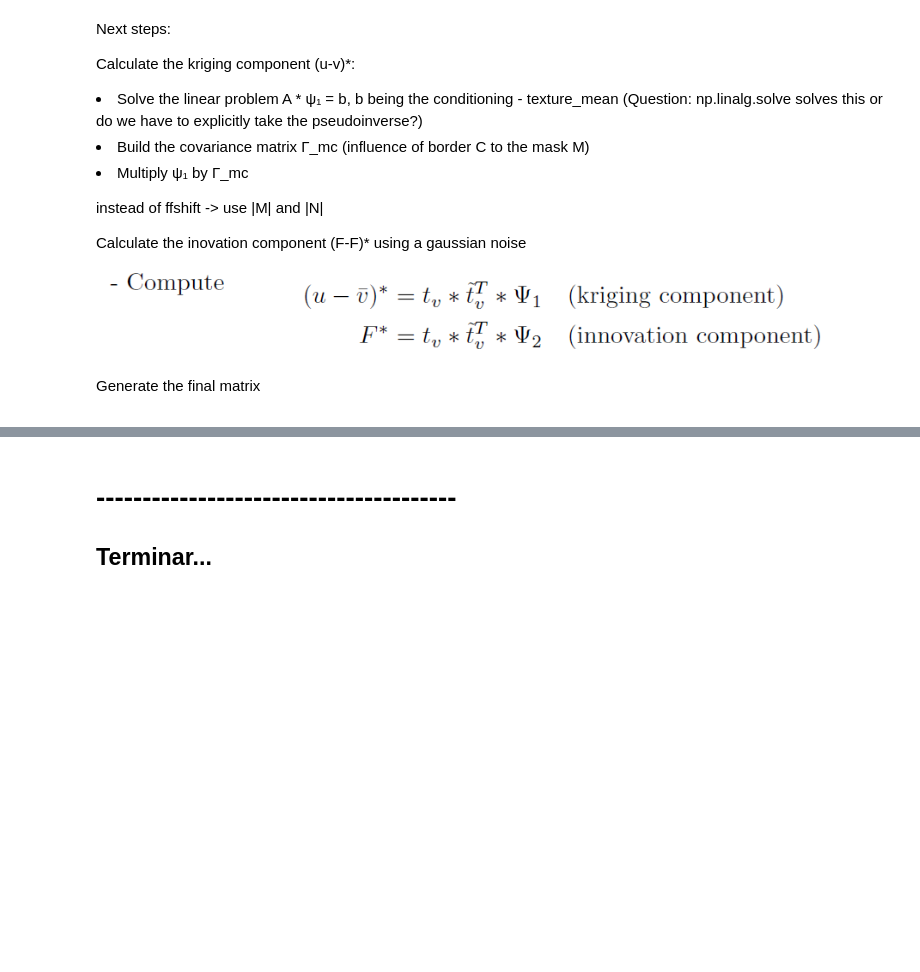
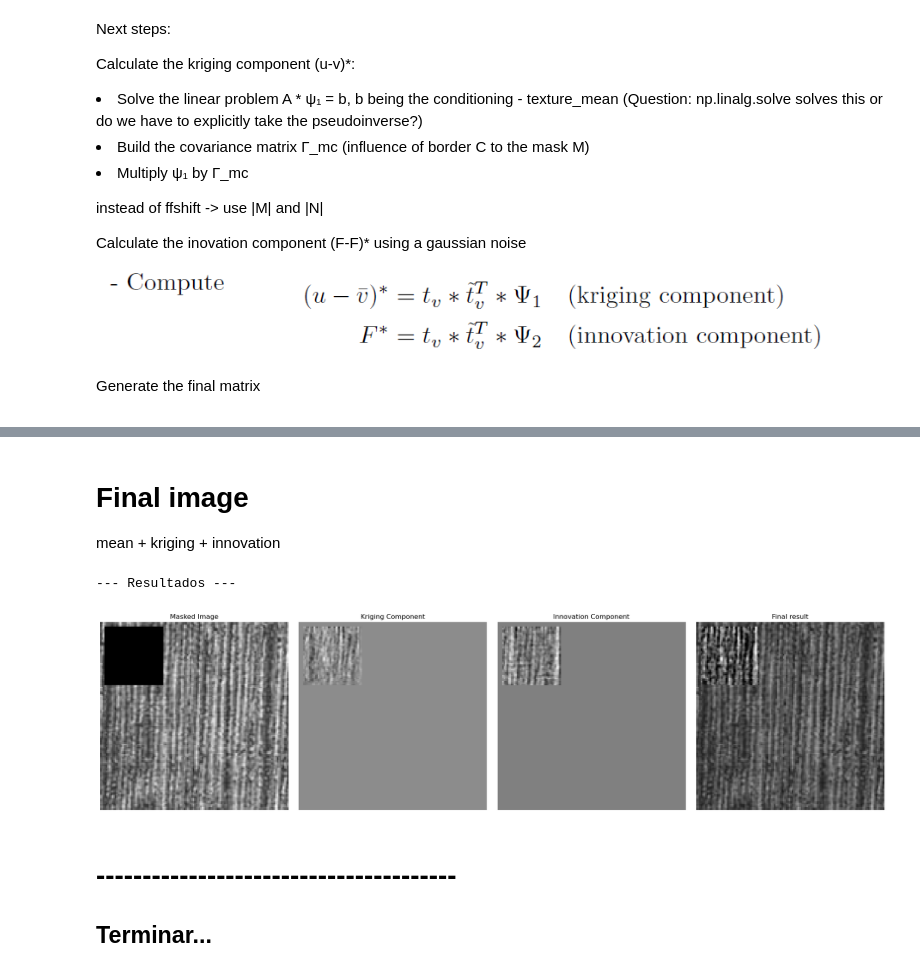
Before and after one commit to guilhermeRaibolt/gaussian-impainting, a Jupyter notebook: gaussian_sampling.ipynb, the cells around one changed output, grey strips where cells are left out. Drawn from its saved outputs; the diff is of its cells as text; code cells hidden in the pictures; blank space fills up the shorter version.

```diff
--- a/gaussian_sampling.ipynb
+++ b/gaussian_sampling.ipynb
@@ -240,3 +303,37 @@ array([[-18.649809 +0.0000000e+00j, -22.564766 +0.0000000e+00j,
+# %% [markdown]
+# Final image
+
+mean + kriging + innovation
+# %%
+inpainted_region = texture_mean + kriging_component_matrix + innovation_component_matrix
+
+final_image = np.where(mask, inpainted_region, image_gray)
+final_image = np.clip(final_image, 0, 255).astype(np.uint8)
+
+print("\n--- Resultados ---")
+
+fig, axes = plt.subplots(1, 4, figsize=(20, 5))
+
+axes[0].imshow(masked_img_gray, cmap='gray')
+axes[0].set_title("Masked Image")
+
+axes[1].imshow(kriging_component_matrix, cmap='gray')
+axes[1].set_title("Kriging Component")
+
+axes[2].imshow(innovation_component_matrix, cmap='gray')
+axes[2].set_title("Innovation Component")
+
+axes[3].imshow(final_image, cmap='gray', vmin=0, vmax=255)
+axes[3].set_title("Final result")
+
+for ax in axes:
+    ax.axis('off')
+
+plt.tight_layout()
+plt.show()
+# %% [output]
+--- Resultados ---
+[figure, added]
 # %% [markdown]
 # ---------------------------------------
 ## Terminar...
```
Also changed, not shown: parts of 10 cells of this notebook.
